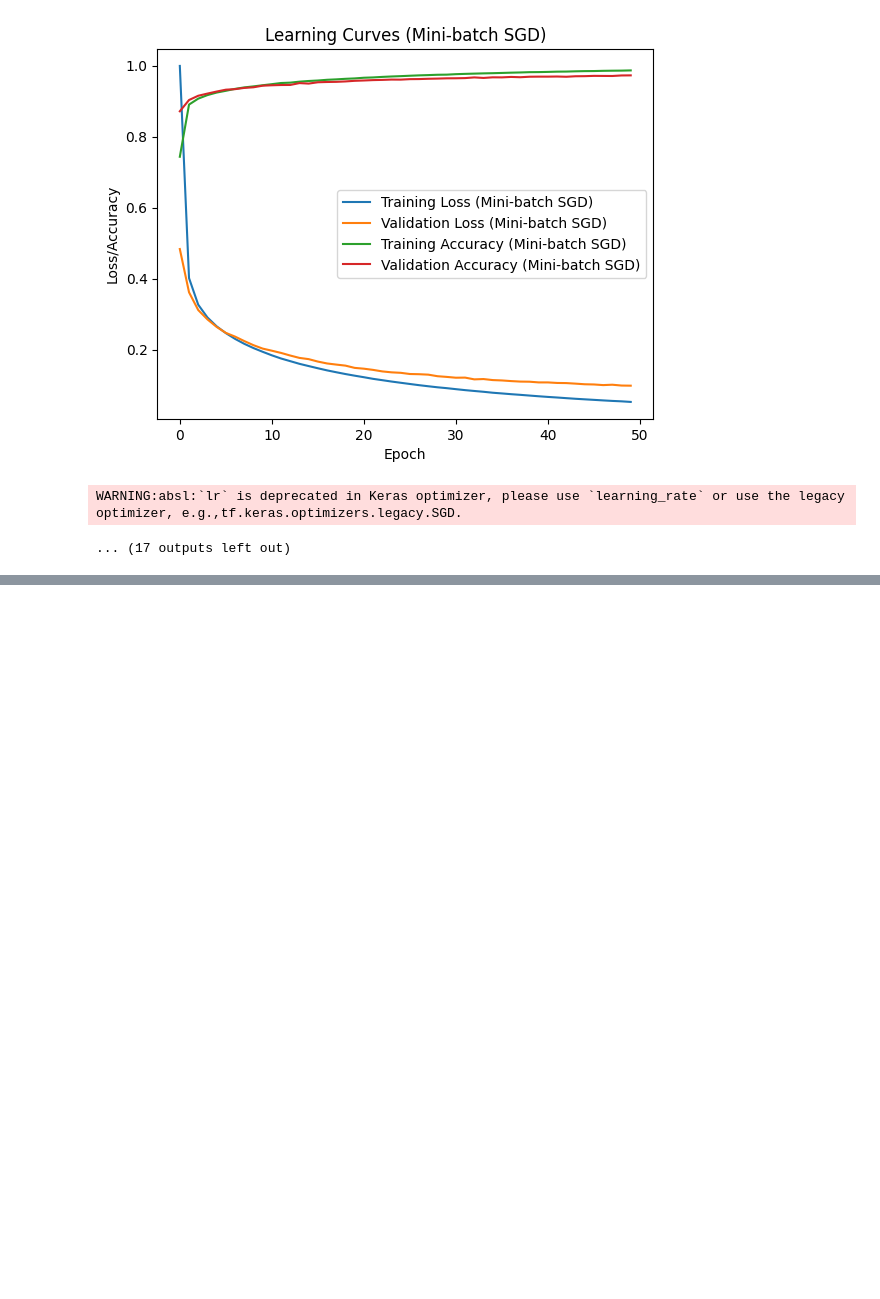
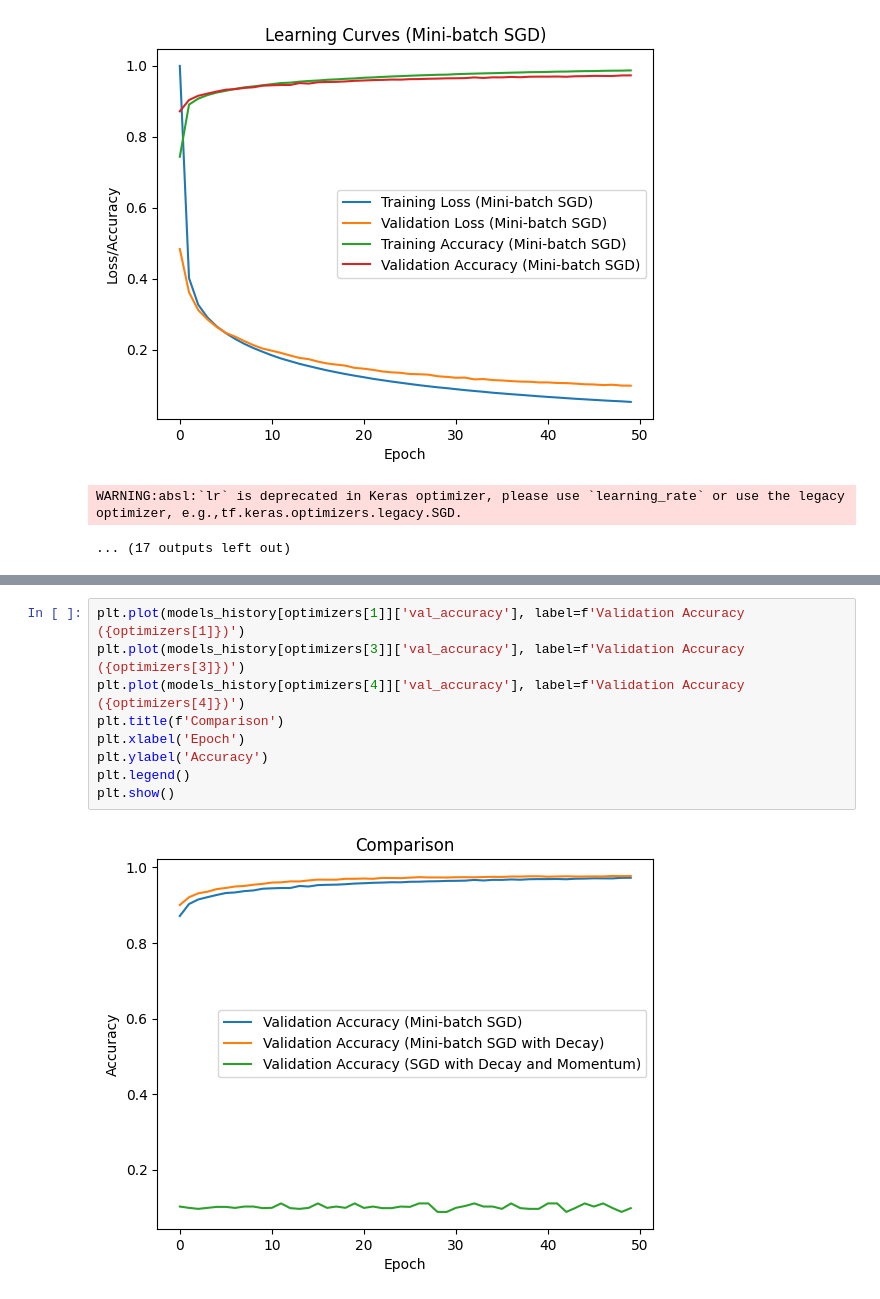
Before and after one commit to AyoubFrihaoui/Deep-Learning-Labs, a Jupyter notebook: Lab 2 - ANN MLP 2 hidden layers/lab_notebook.ipynb, the cells around one changed output, grey strips where cells are left out. Drawn from its saved outputs; the diff is of its cells as text; blank space fills up the shorter version.

```diff
--- a/Lab 2 - ANN MLP 2 hidden layers/lab_notebook.ipynb
+++ b/Lab 2 - ANN MLP 2 hidden layers/lab_notebook.ipynb
@@ -181,0 +1071,11 @@ WARNING:absl:`lr` is deprecated in Keras optimizer, please use `learning_rate` o
+# %%
+plt.plot(models_history[optimizers[1]]['val_accuracy'], label=f'Validation Accuracy ({optimizers[1]})')
+plt.plot(models_history[optimizers[3]]['val_accuracy'], label=f'Validation Accuracy ({optimizers[3]})')
+plt.plot(models_history[optimizers[4]]['val_accuracy'], label=f'Validation Accuracy ({optimizers[4]})')
+plt.title(f'Comparison')
+plt.xlabel('Epoch')
+plt.ylabel('Accuracy')
+plt.legend()
+plt.show()
+# %% [output]
+[figure, added]
```
Also changed, not shown: parts of 11 cells of this notebook.
